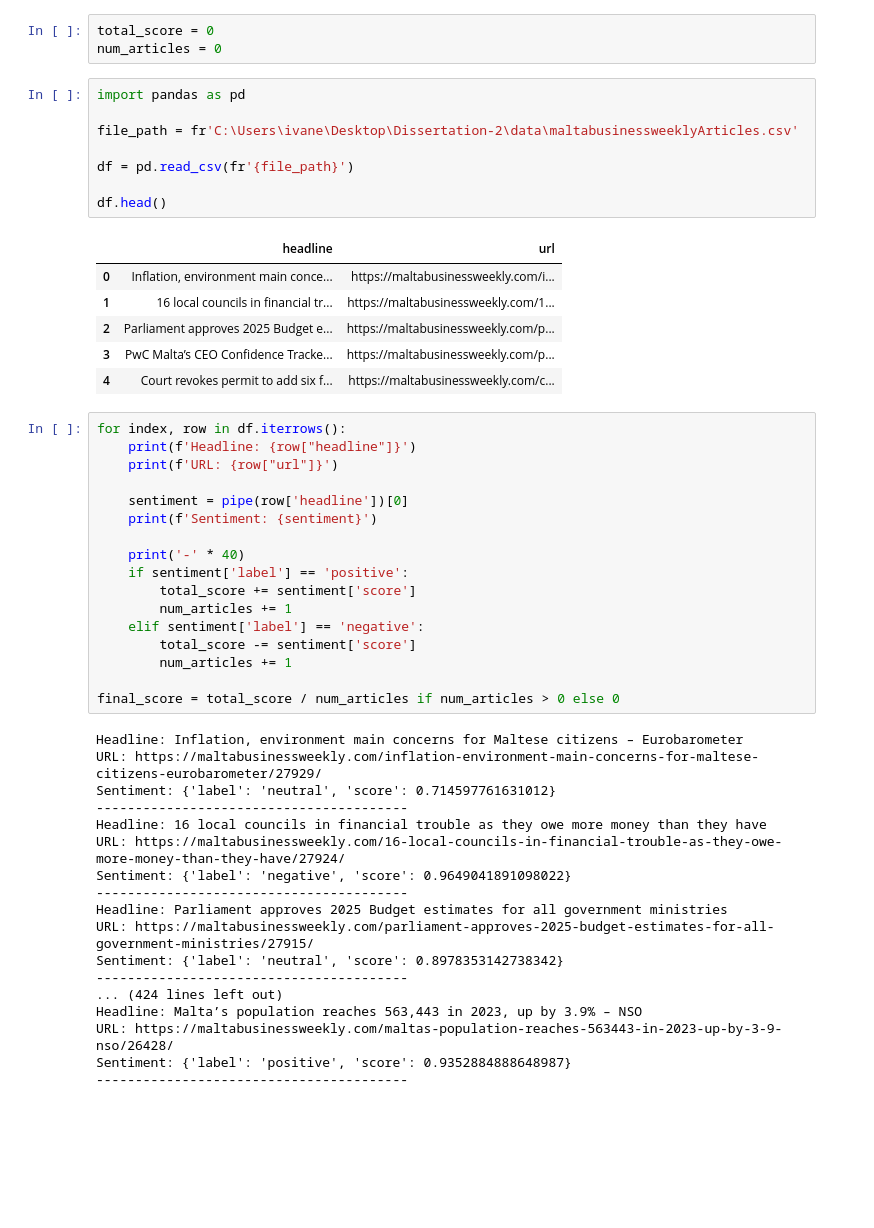
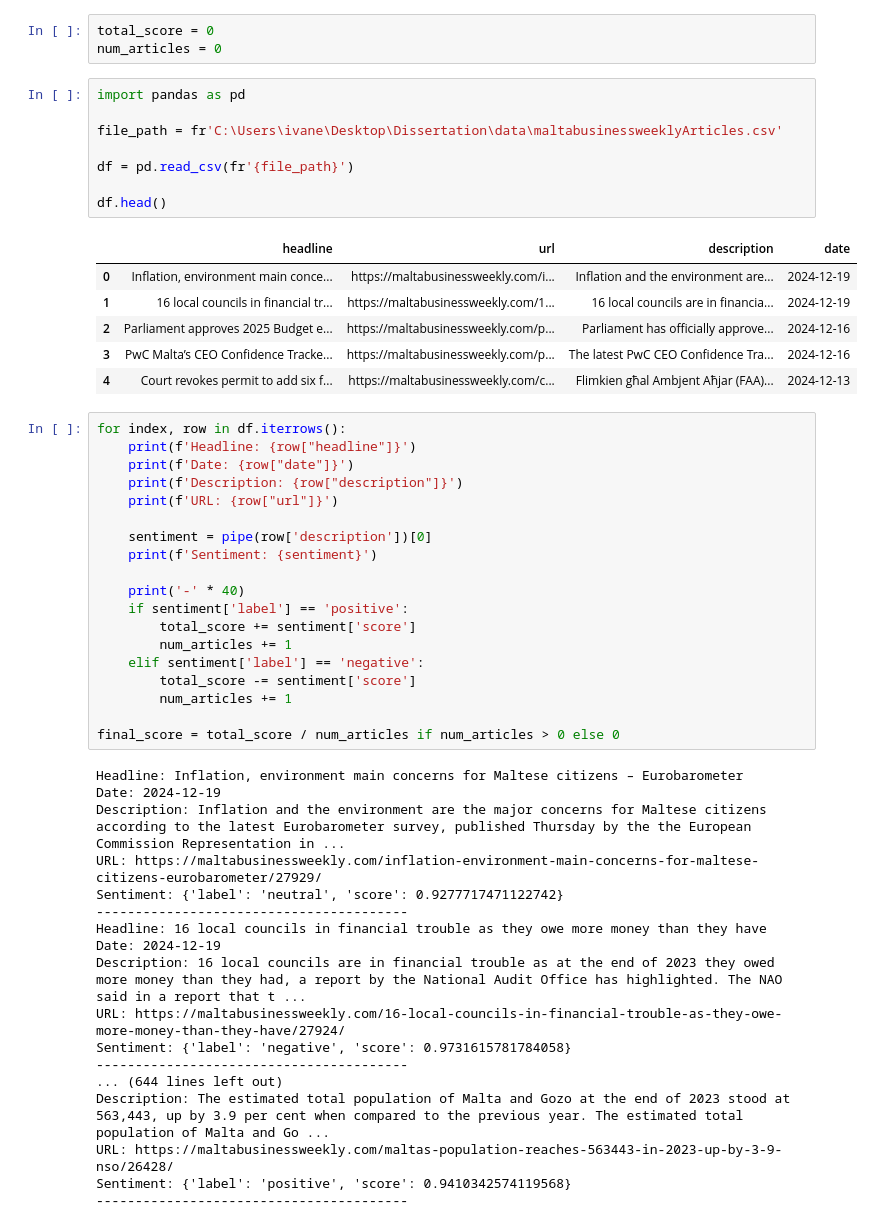
Before and after one commit to vanki2003/Dissertation, a Jupyter notebook: prototype/finBERT.ipynb, the cells around one changed output. Saved outputs shown, nothing was run; the diff lists cells and outputs as text; blank space fills up the shorter version.

```diff
--- a/prototype/finBERT.ipynb
+++ b/prototype/finBERT.ipynb
@@ -9,24 +11,26 @@ num_articles = 0
 # %%
 import pandas as pd
 
-file_path = fr'C:\Users\ivane\Desktop\Dissertation-2\data\maltabusinessweeklyArticles.csv'
+file_path = fr'C:\Users\ivane\Desktop\Dissertation\data\maltabusinessweeklyArticles.csv'
 
 df = pd.read_csv(fr'{file_path}')
 
 df.head()
 # %% [output]
-|  | headline | url |
-| 0 | Inflation, environment main conce... | https://maltabusinessweekly.com/i... |
-| 1 | 16 local councils in financial tr... | https://maltabusinessweekly.com/1... |
-| 2 | Parliament approves 2025 Budget e... | https://maltabusinessweekly.com/p... |
-| 3 | PwC Malta’s CEO Confidence Tracke... | https://maltabusinessweekly.com/p... |
-| 4 | Court revokes permit to add six f... | https://maltabusinessweekly.com/c... |
+|  | headline | url | description | date |
+| 0 | Inflation, environment main conce... | https://maltabusinessweekly.com/i... | Inflation and the environment are... | 2024-12-19 |
+| 1 | 16 local councils in financial tr... | https://maltabusinessweekly.com/1... | 16 local councils are in financia... | 2024-12-19 |
+| 2 | Parliament approves 2025 Budget e... | https://maltabusinessweekly.com/p... | Parliament has officially approve... | 2024-12-16 |
+| 3 | PwC Malta’s CEO Confidence Tracke... | https://maltabusinessweekly.com/p... | The latest PwC CEO Confidence Tra... | 2024-12-16 |
+| 4 | Court revokes permit to add six f... | https://maltabusinessweekly.com/c... | Flimkien għal Ambjent Aħjar (FAA)... | 2024-12-13 |
 # %%
 for index, row in df.iterrows():
     print(f'Headline: {row["headline"]}')
+    print(f'Date: {row["date"]}')
+    print(f'Description: {row["description"]}')
     print(f'URL: {row["url"]}')
 
-    sentiment = pipe(row['headline'])[0]
+    sentiment = pipe(row['description'])[0]
     print(f'Sentiment: {sentiment}')
 
     print('-' * 40)
@@ -40,19 +44,19 @@ for index, row in df.iterrows():
 final_score = total_score / num_articles if num_articles > 0 else 0
 # %% [output]
 Headline: Inflation, environment main concerns for Maltese citizens – Eurobarometer
+Date: 2024-12-19
+Description: Inflation and the environment are the major concerns for Maltese citizens according to the latest Eurobarometer survey, published Thursday by the the European Commission Representation in ...
 URL: https://maltabusinessweekly.com/inflation-environment-main-concerns-for-maltese-citizens-eurobarometer/27929/
-Sentiment: {'label': 'neutral', 'score': 0.714597761631012}
+Sentiment: {'label': 'neutral', 'score': 0.9277717471122742}
 ----------------------------------------
 Headline: 16 local councils in financial trouble as they owe more money than they have
+Date: 2024-12-19
+Description: 16 local councils are in financial trouble as at the end of 2023 they owed more money than they had, a report by the National Audit Office has highlighted. The NAO said in a report that t ...
 URL: https://maltabusinessweekly.com/16-local-councils-in-financial-trouble-as-they-owe-more-money-than-they-have/27924/
-Sentiment: {'label': 'negative', 'score': 0.9649041891098022}
+Sentiment: {'label': 'negative', 'score': 0.9731615781784058}
 ----------------------------------------
-Headline: Parliament approves 2025 Budget estimates for all government ministries
-URL: https://maltabusinessweekly.com/parliament-approves-2025-budget-estimates-for-all-government-ministries/27915/
-Sentiment: {'label': 'neutral', 'score': 0.8978353142738342}
+... (644 lines left out)
+Description: The estimated total population of Malta and Gozo at the end of 2023 stood at 563,443, up by 3.9 per cent when compared to the previous year. The estimated total population of Malta and Go ...
+URL: https://maltabusinessweekly.com/maltas-population-reaches-563443-in-2023-up-by-3-9-nso/26428/
+Sentiment: {'label': 'positive', 'score': 0.9410342574119568}
 ----------------------------------------
-... (424 lines left out)
-Headline: Malta’s population reaches 563,443 in 2023, up by 3.9% – NSO
-URL: https://maltabusinessweekly.com/maltas-population-reaches-563443-in-2023-up-by-3-9-nso/26428/
-Sentiment: {'label': 'positive', 'score': 0.9352884888648987}
-----------------------------------------
```
Also changed, not shown: parts of 1 cell of this notebook, 2 other files.
